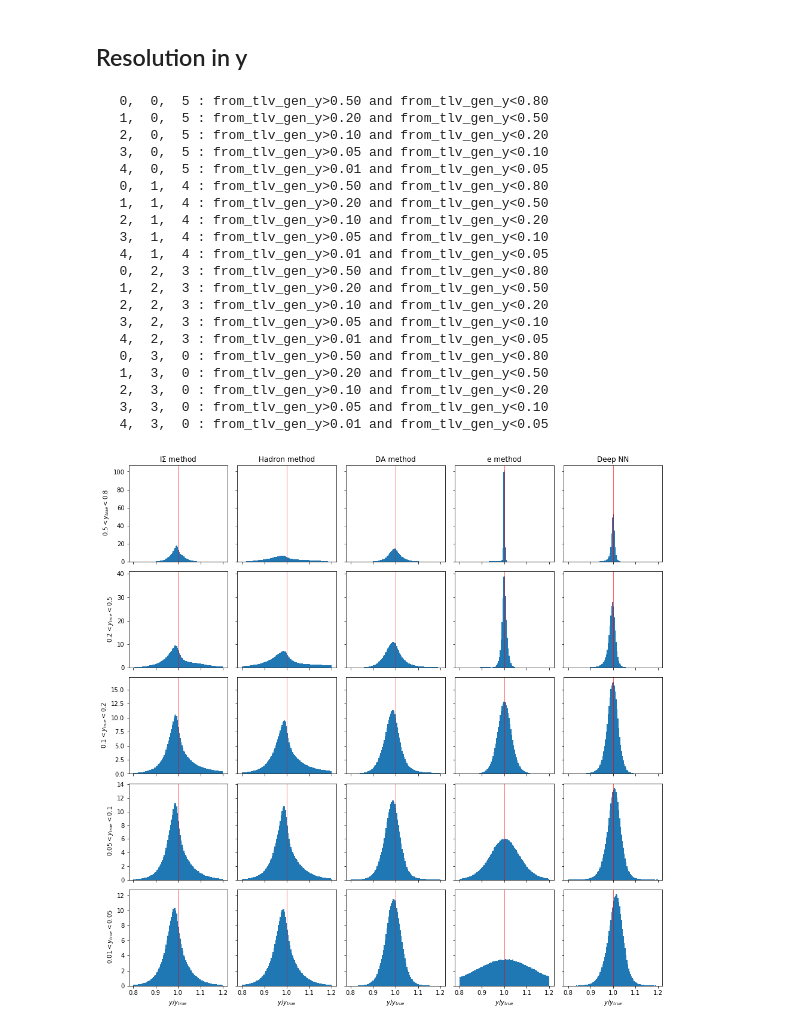
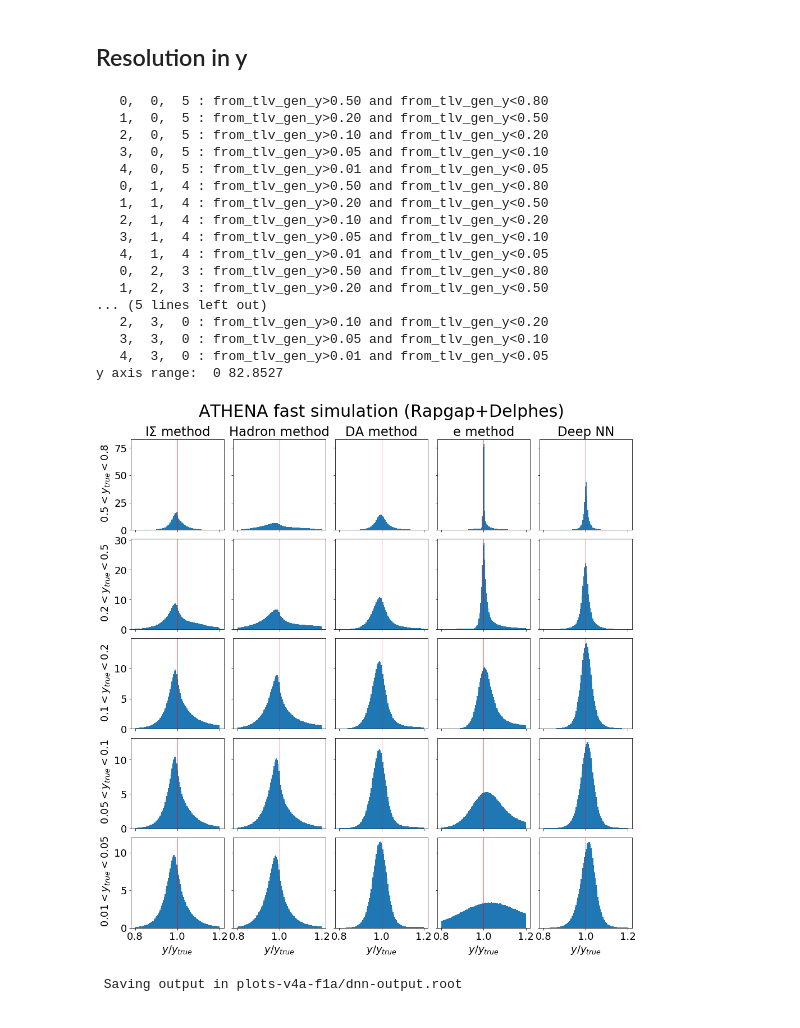
Before and after one commit to owen234/DIS-reco, a Jupyter notebook: NN_athena_reg_plots_subsel_v4.ipynb, the cells around one changed output. Saved outputs shown, nothing was run; the diff lists cells and outputs as text; code cells hidden in the pictures.

```diff
--- a/NN_athena_reg_plots_subsel_v4.ipynb
+++ b/NN_athena_reg_plots_subsel_v4.ipynb
@@ -21,6 +21,14 @@ import matplotlib as mpl
 
 from datetime import datetime
 import subprocess
+
+mpl.rcParams.update({'font.size': 19})
+#mpl.rcParams.update({'legend.fontsize': 18})
+mpl.rcParams.update({'xtick.labelsize': 18})
+mpl.rcParams.update({'ytick.labelsize': 18})
+mpl.rcParams.update({'text.usetex' : False})
+mpl.rcParams.update({'axes.labelsize': 18})
+mpl.rcParams.update({'legend.frameon': False})
 # %%
 has_gpu = True
 
@@ -32,7 +40,7 @@ regression_training_name = 'training_athena_reg_v4a'
 
 plot_isr_only = False
 plot_fsr_only = False
-plot_norad_only = True
+plot_norad_only = False
 
 
 xaxis_range = ''
@@ -42,7 +50,7 @@ xaxis_range = ''
 
 save_plots = True
 
-plots_dir = 'plots-v4a'
+plots_dir = 'plots-v4a-f1a'
 
 #--- Hyperparameter settings.
 
@@ -1263,43 +1278,47 @@ ax[4][0].set_ylabel(' $0.01<y_{true}<0.05$')
 
 ax[4][0].set_xlabel('$y/y_{true}$')
 ax[4][1].set_xlabel('$y/y_{true}$')
 ax[4][2].set_xlabel('$y/y_{true}$')
 ax[4][3].set_xlabel('$y/y_{true}$')
 ax[4][4].set_xlabel('$y/y_{true}$')
 
 for i in range(5):
     for j in range(5):
         ax[i][j].axvline(1.0,color='red',lw=1,alpha=0.6)
 
+
+
+plt.subplots_adjust(wspace=0.1, hspace=0.1)
+
+ymin,ymax = ax[0][2].get_ylim()
+print('y axis range:  %g %g' % (ymin, ymax))
+ax[0][2].text( 1., 1.25 * ymax, 'ATHENA fast simulation (Rapgap+Delphes)', horizontalalignment = 'center', fontsize=30)
+
+
+
+
 if save_plots :
     plt.savefig('%s/deepNN-y-resolution-ATHENA-Q2gt200-CthenR-%s.pdf' % (plots_dir, plot_string), bbox_inches='tight' )
     plt.savefig('%s/deepNN-y-resolution-ATHENA-Q2gt200-CthenR-%s.png' % (plots_dir, plot_string), bbox_inches='tight' )
-
-
-
-plt.subplots_adjust(wspace=0.1, hspace=0.1)
 # %% [output]
    0,  0,  5 : from_tlv_gen_y>0.50 and from_tlv_gen_y<0.80
    1,  0,  5 : from_tlv_gen_y>0.20 and from_tlv_gen_y<0.50
    2,  0,  5 : from_tlv_gen_y>0.10 and from_tlv_gen_y<0.20
    3,  0,  5 : from_tlv_gen_y>0.05 and from_tlv_gen_y<0.10
    4,  0,  5 : from_tlv_gen_y>0.01 and from_tlv_gen_y<0.05
    0,  1,  4 : from_tlv_gen_y>0.50 and from_tlv_gen_y<0.80
    1,  1,  4 : from_tlv_gen_y>0.20 and from_tlv_gen_y<0.50
    2,  1,  4 : from_tlv_gen_y>0.10 and from_tlv_gen_y<0.20
    3,  1,  4 : from_tlv_gen_y>0.05 and from_tlv_gen_y<0.10
    4,  1,  4 : from_tlv_gen_y>0.01 and from_tlv_gen_y<0.05
    0,  2,  3 : from_tlv_gen_y>0.50 and from_tlv_gen_y<0.80
    1,  2,  3 : from_tlv_gen_y>0.20 and from_tlv_gen_y<0.50
-   2,  2,  3 : from_tlv_gen_y>0.10 and from_tlv_gen_y<0.20
-   3,  2,  3 : from_tlv_gen_y>0.05 and from_tlv_gen_y<0.10
-   4,  2,  3 : from_tlv_gen_y>0.01 and from_tlv_gen_y<0.05
-   0,  3,  0 : from_tlv_gen_y>0.50 and from_tlv_gen_y<0.80
-   1,  3,  0 : from_tlv_gen_y>0.20 and from_tlv_gen_y<0.50
+... (5 lines left out)
    2,  3,  0 : from_tlv_gen_y>0.10 and from_tlv_gen_y<0.20
    3,  3,  0 : from_tlv_gen_y>0.05 and from_tlv_gen_y<0.10
    4,  3,  0 : from_tlv_gen_y>0.01 and from_tlv_gen_y<0.05
+y axis range:  0 82.8527
-[figure, old version]
+[figure, new version]
 # %%
 
 if plot_string == 'allevts':
@@ -1368,3 +1387,5 @@ if plot_string == 'allevts':
     )
 
     root_file.close()
+# %% [output]
+ Saving output in plots-v4a-f1a/dnn-output.root
```
Also changed, not shown: parts of 29 cells of this notebook.
